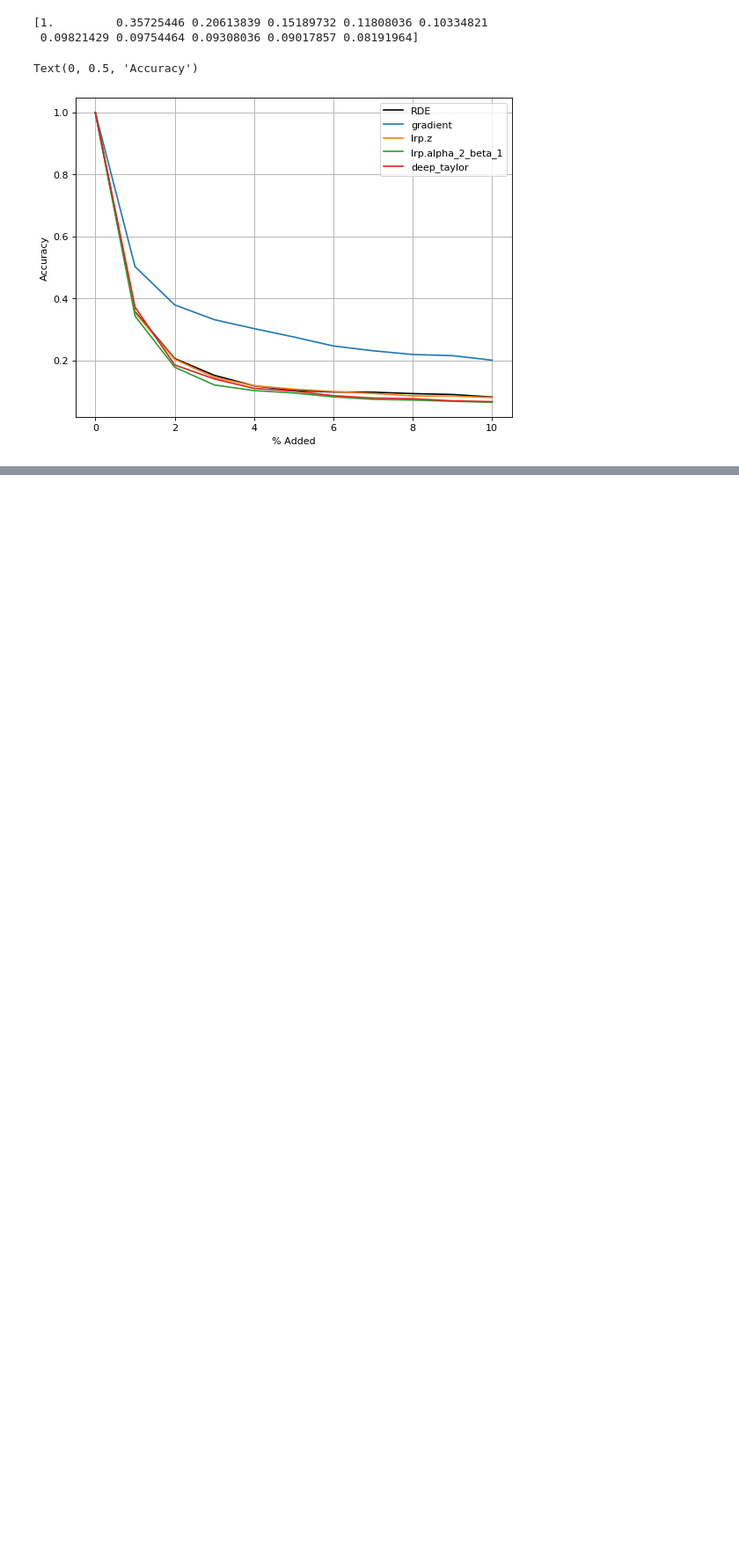
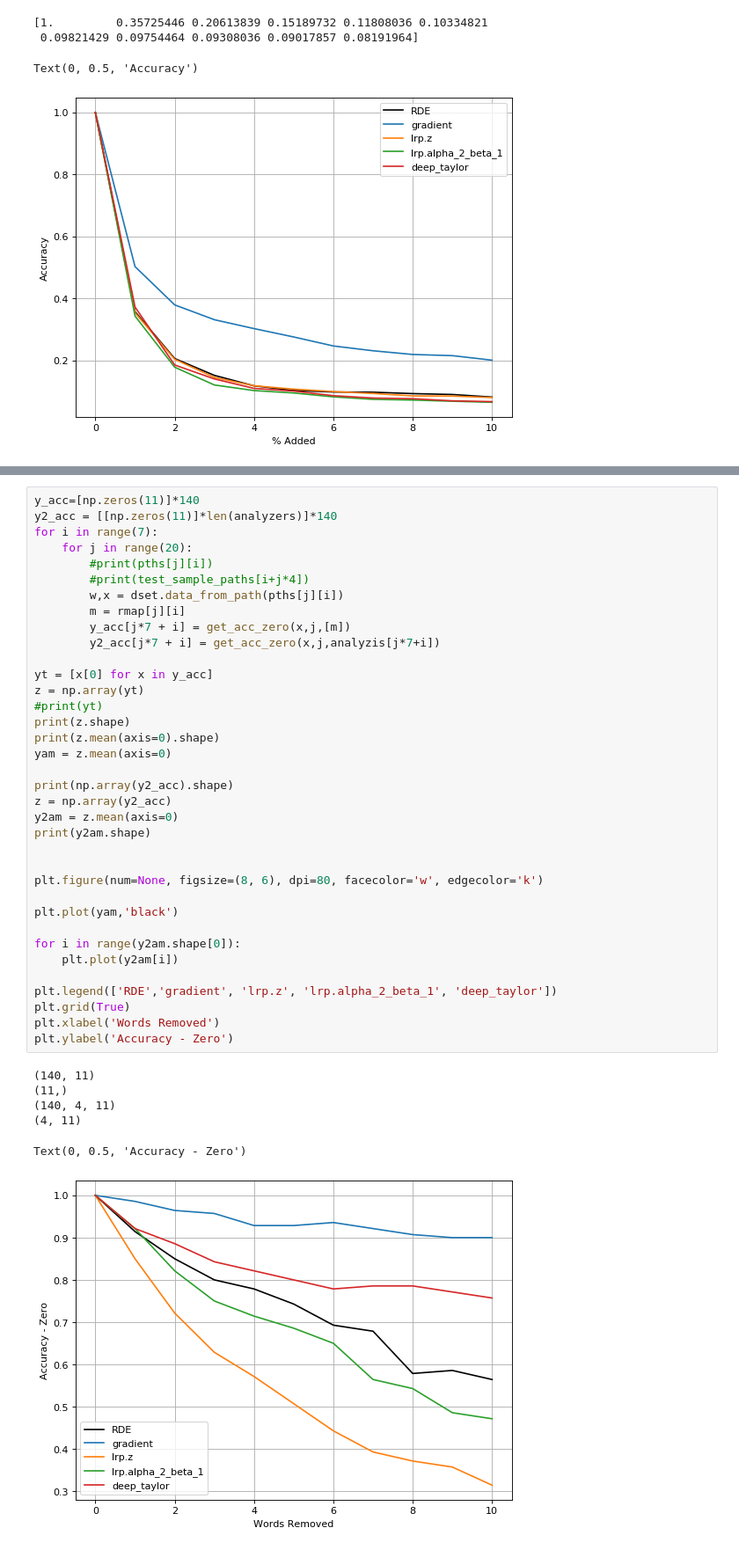
Before and after one commit to CyanideBoy/RDE-Project, a Jupyter notebook: NG20/RelMaps/relMaps_loss1.ipynb, the cells around one changed output, grey strips where cells are left out. Shown at 88% size. Cells and saved outputs as stored; diff of their text form; blank space fills up the shorter version.

Commit message:
Updated Acc Graphs

```diff
--- a/NG20/RelMaps/relMaps_loss1.ipynb
+++ b/NG20/RelMaps/relMaps_loss1.ipynb
@@ -813,0 +837,43 @@ Text(0, 0.5, 'Accuracy')
+# %%
+y_acc=[np.zeros(11)]*140
+y2_acc = [[np.zeros(11)]*len(analyzers)]*140
+for i in range(7):
+    for j in range(20):
+        #print(pths[j][i])
+        #print(test_sample_paths[i+j*4])
+        w,x = dset.data_from_path(pths[j][i])
+        m = rmap[j][i]
+        y_acc[j*7 + i] = get_acc_zero(x,j,[m])
+        y2_acc[j*7 + i] = get_acc_zero(x,j,analyzis[j*7+i])
+
+yt = [x[0] for x in y_acc]
+z = np.array(yt)
+#print(yt)
+print(z.shape)
+print(z.mean(axis=0).shape)
+yam = z.mean(axis=0)
+
+print(np.array(y2_acc).shape)
+z = np.array(y2_acc)
+y2am = z.mean(axis=0)
+print(y2am.shape)
+
+
+plt.figure(num=None, figsize=(8, 6), dpi=80, facecolor='w', edgecolor='k')
+
+plt.plot(yam,'black')
+
+for i in range(y2am.shape[0]):
+    plt.plot(y2am[i])
+
+plt.legend(['RDE','gradient', 'lrp.z', 'lrp.alpha_2_beta_1', 'deep_taylor'])
+plt.grid(True)
+plt.xlabel('Words Removed')
+plt.ylabel('Accuracy - Zero')
+# %% [output]
+(140, 11)
+(11,)
+(140, 4, 11)
+(4, 11)
+Text(0, 0.5, 'Accuracy - Zero')
+[figure, added]
```
Also changed, not shown: parts of 2 cells of this notebook, 2 other files.
